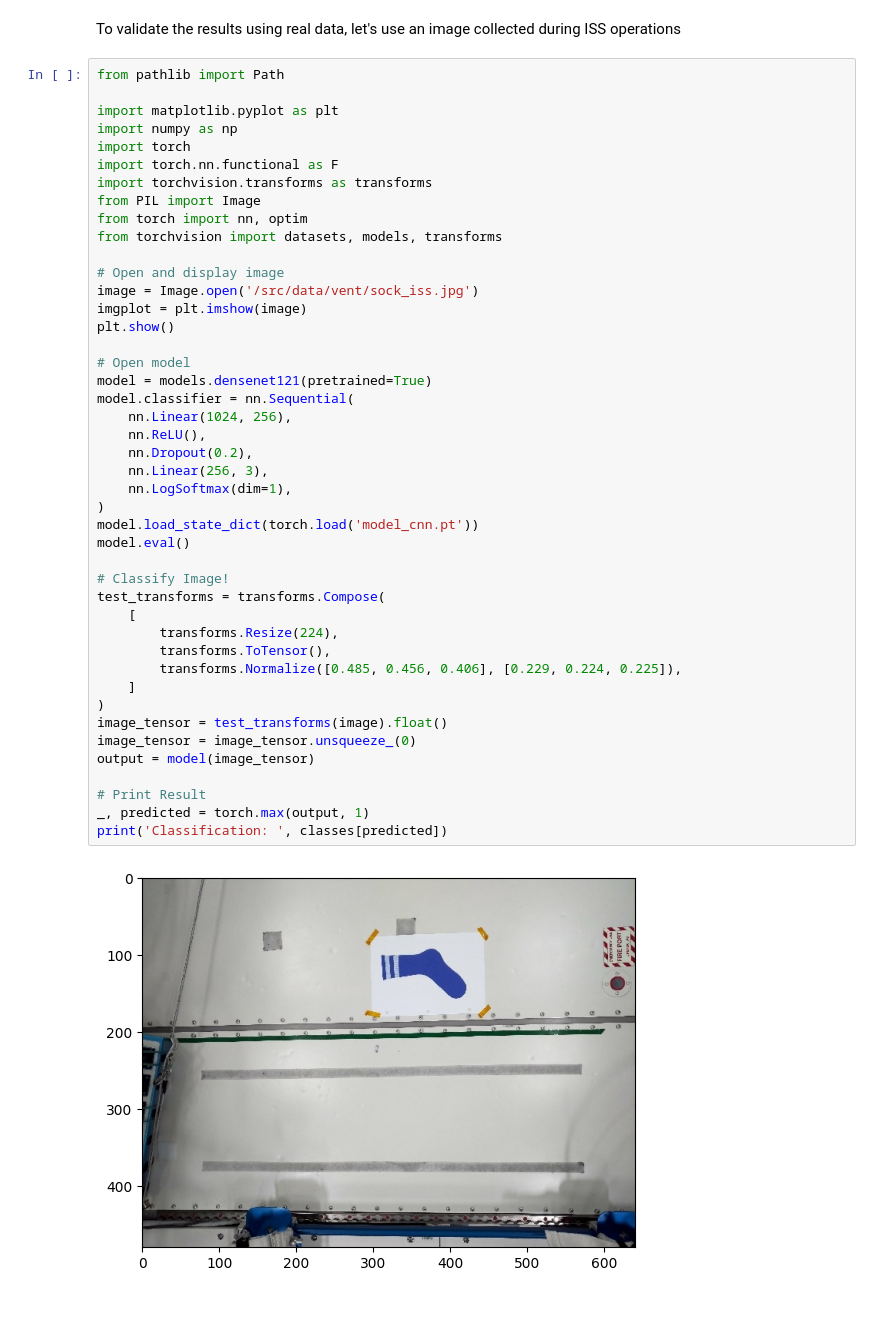
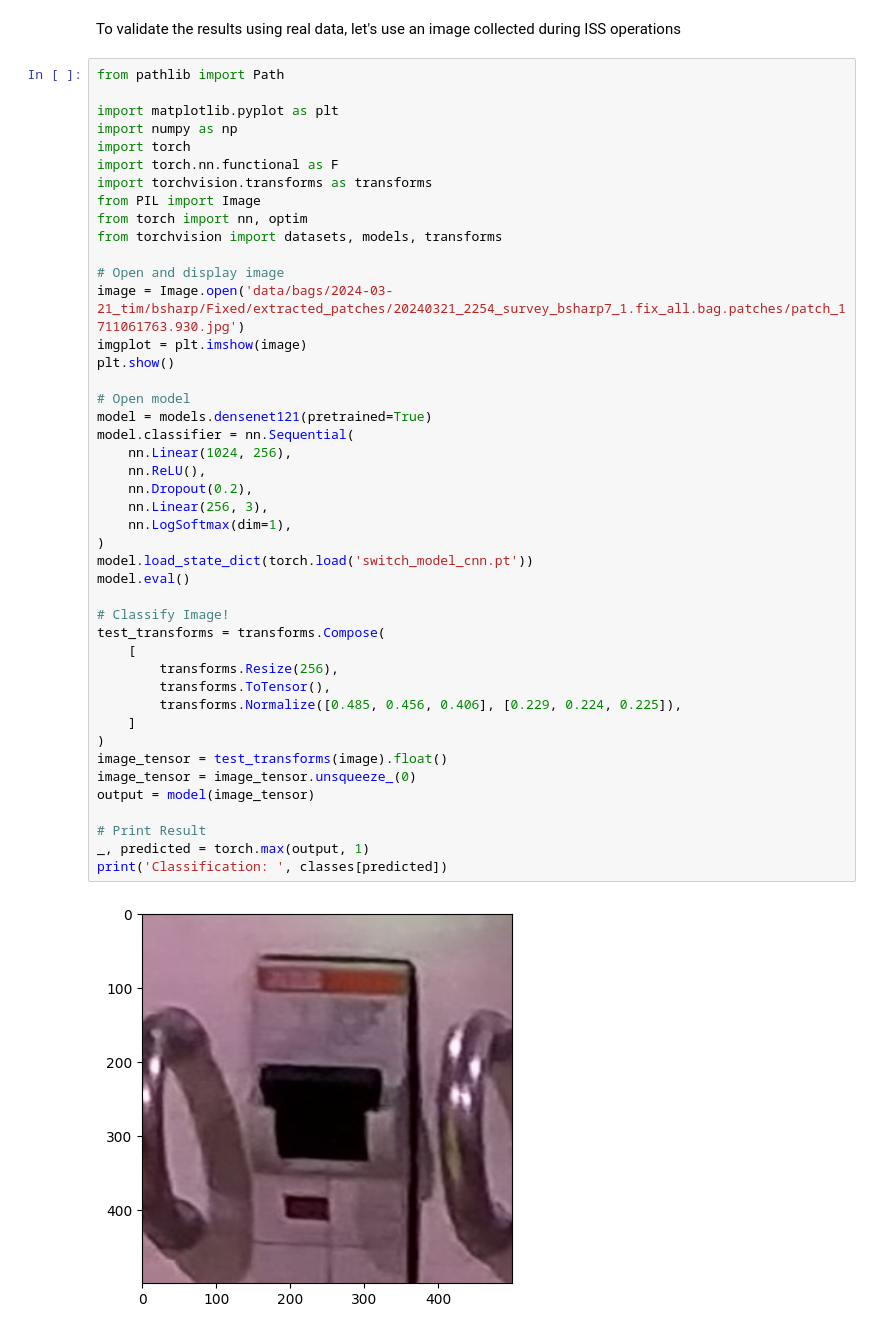
Before and after one commit to nasa/isaac, a Jupyter notebook: analyst/workspace/build_CNN_with_pytorch_Switch.ipynb, the cells around one changed output. Drawn from its saved outputs; the diff is of its cells as text.

```diff
--- a/analyst/workspace/build_CNN_with_pytorch_Switch.ipynb
+++ b/analyst/workspace/build_CNN_with_pytorch_Switch.ipynb
@@ -233,36 +220,36 @@ from torch import nn, optim
 from torchvision import datasets, models, transforms
 
 # Open and display image
-image = Image.open('/src/data/vent/sock_iss.jpg')
+image = Image.open('data/bags/2024-03-21_tim/bsharp/Fixed/extracted_patches/20240321_2254_survey_bsharp7_1.fix_all.bag.patches/patch_1711061763.930.jpg')
 imgplot = plt.imshow(image)
 plt.show()
 
 # Open model
 model = models.densenet121(pretrained=True)
 model.classifier = nn.Sequential(
     nn.Linear(1024, 256),
     nn.ReLU(),
     nn.Dropout(0.2),
     nn.Linear(256, 3),
     nn.LogSoftmax(dim=1),
 )
-model.load_state_dict(torch.load('model_cnn.pt'))
+model.load_state_dict(torch.load('switch_model_cnn.pt'))
 model.eval()
 
 # Classify Image!
 test_transforms = transforms.Compose(
     [
-        transforms.Resize(224),
+        transforms.Resize(256),
         transforms.ToTensor(),
         transforms.Normalize([0.485, 0.456, 0.406], [0.229, 0.224, 0.225]),
     ]
 )
 image_tensor = test_transforms(image).float()
 image_tensor = image_tensor.unsqueeze_(0)
 output = model(image_tensor)
 
 # Print Result
 _, predicted = torch.max(output, 1)
 print('Classification: ', classes[predicted])
 # %% [output]
-[figure, old version]
+[figure, new version]
```
Also changed, not shown: parts of 8 cells of this notebook, 14 other files.
